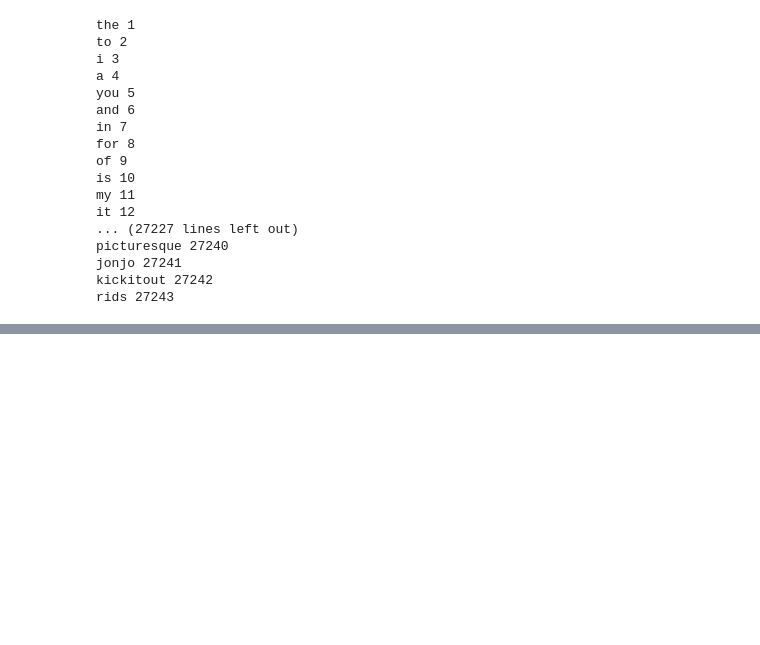
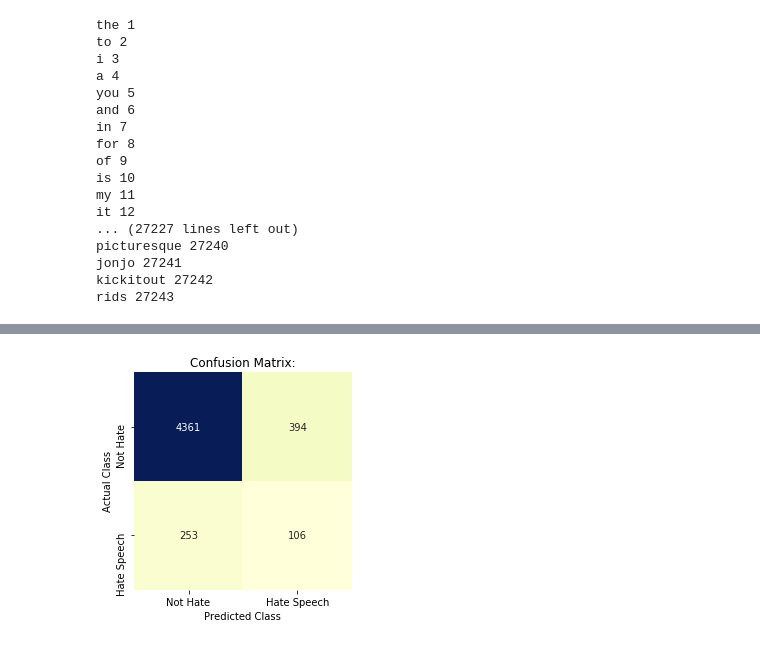
Before and after one commit to mguptaphd/Twitter-Hate-Classification-Project, a Jupyter notebook: RNN.ipynb, the cells around one changed output, grey strips where cells are left out. Saved outputs shown, nothing was run; the diff lists cells and outputs as text; code cells hidden in the pictures; blank space fills up the shorter version.

```diff
--- a/RNN.ipynb
+++ b/RNN.ipynb
@@ -420,0 +472,4 @@ print_confusion_matrix(y_test_sam, RNN_preds2_df)
+# %%
+seaborn_confusion_matrix(y_val, y_val_pred1)
+# %% [output]
+[figure, added]
```
Also changed, not shown: parts of 115 cells of this notebook, 4 other files.
